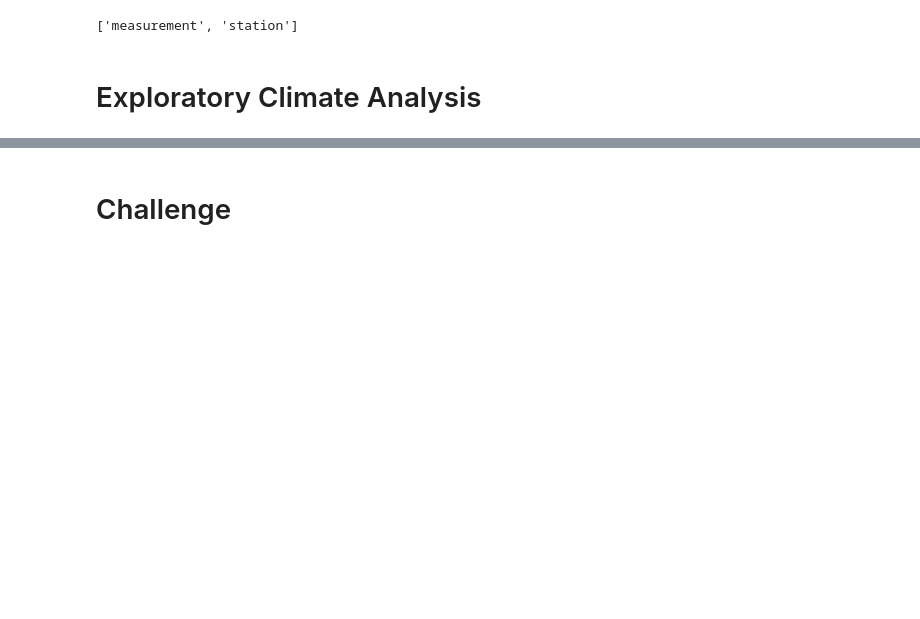
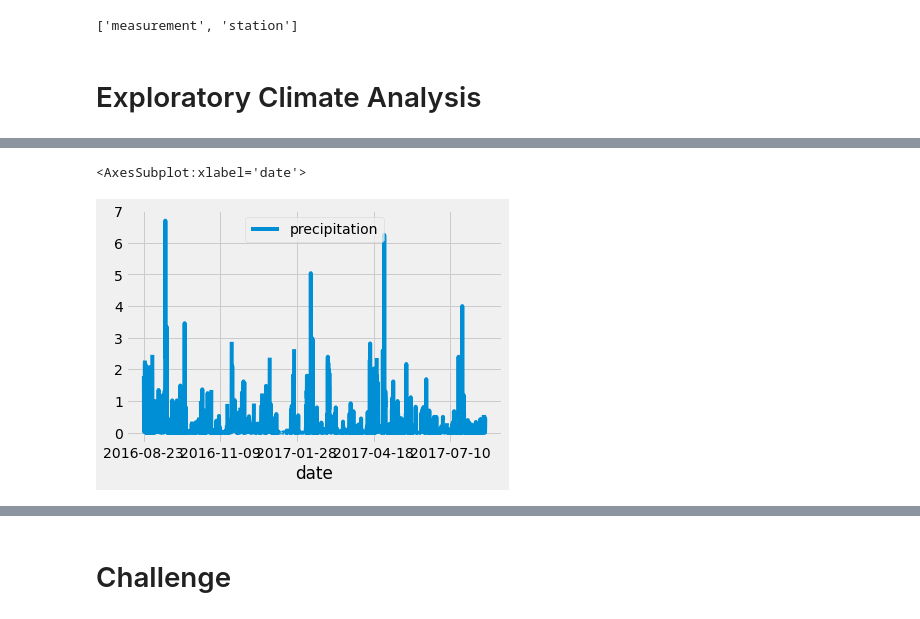
Before and after one commit to DrewSears11/surfs_up, a Jupyter notebook: climate_analysis.ipynb, the cells around one changed output, grey strips where cells are left out. Cells and saved outputs as stored; diff of their text form; code cells hidden in the pictures; blank space fills up the shorter version.

```diff
--- a/climate_analysis.ipynb
+++ b/climate_analysis.ipynb
@@ -59,2 +98,9 @@ session = Session(engine)
+# %%
+# Use Pandas Plotting with Matplotlib to plot the data
+
+df.plot()
+# %% [output]
+<AxesSubplot:xlabel='date'>
+[figure, added]
 # %%
 # Use Pandas to calcualte the summary statistics for the precipitation data
```
Also changed, not shown: parts of 3 cells of this notebook.
